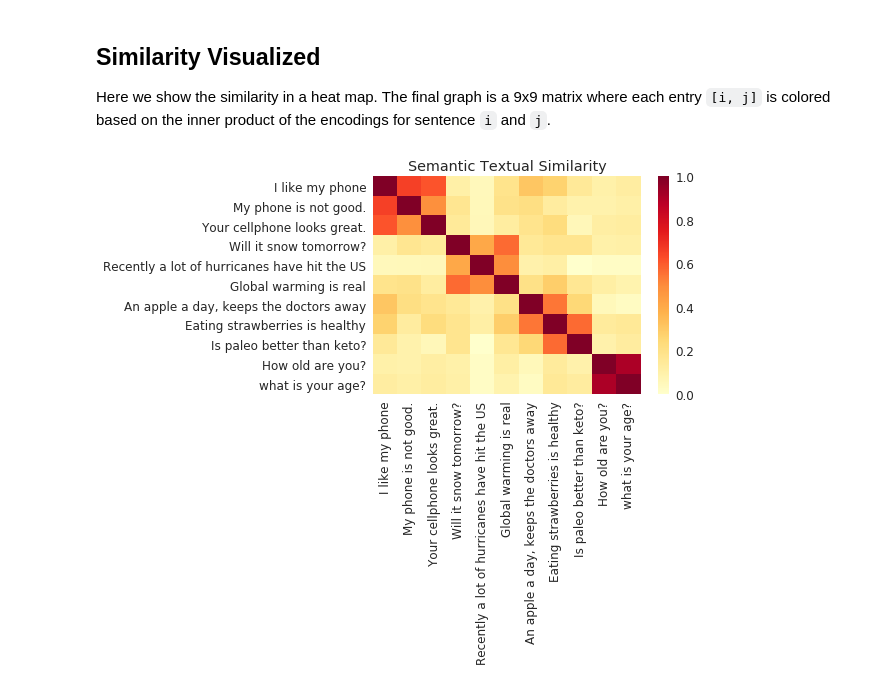
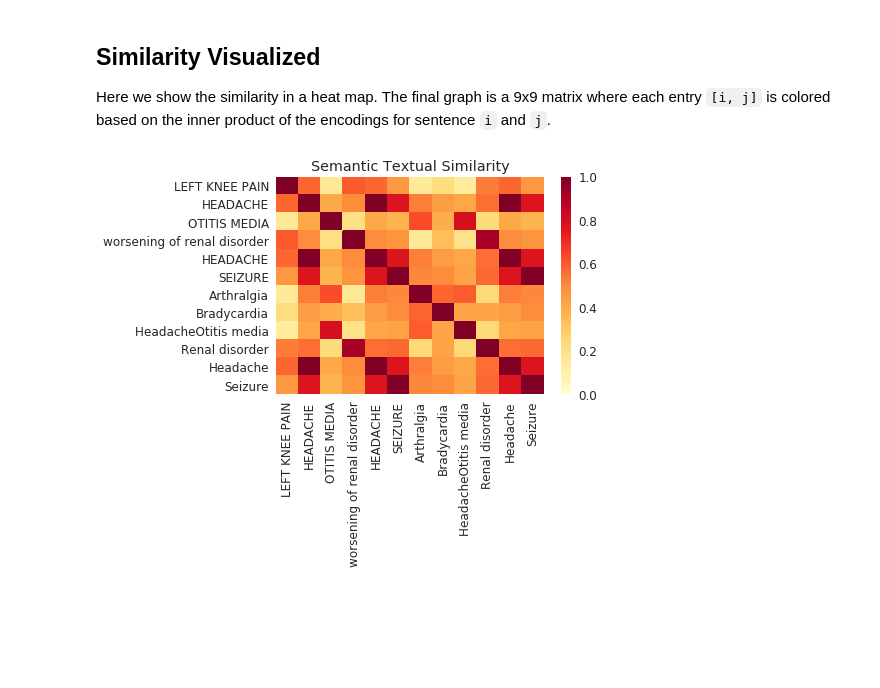
Before and after one commit to stomioka/deeplearning, a Jupyter notebook: python-examples/use-keras.ipynb, the cells around one changed output. Drawn from its saved outputs; the diff is of its cells as text; code cells hidden in the pictures; blank space fills up the shorter version.

```diff
--- a/python-examples/use-keras.ipynb
+++ b/python-examples/use-keras.ipynb
@@ -287,34 +289,31 @@ def run_and_plot(session_, input_tensor_, messages_, encoding_tensor):
 # %% [markdown]
 ## Similarity Visualized
 Here we show the similarity in a heat map. The final graph is a 9x9 matrix where each entry `[i, j]` is colored based on the inner product of the encodings for sentence `i` and `j`.
-# %%
-messages = [
-    # Smartphones
-    "I like my phone",
-    "My phone is not good.",
-    "Your cellphone looks great.",
-
-    # Weather
-    "Will it snow tomorrow?",
-    "Recently a lot of hurricanes have hit the US",
-    "Global warming is real",
-
-    # Food and health
-    "An apple a day, keeps the doctors away",
-    "Eating strawberries is healthy",
-    "Is paleo better than keto?",
-
-    # Asking about age
-    "How old are you?",
-    "what is your age?",
-]
-
-similarity_input_placeholder = tf.placeholder(tf.string, shape=(None))
-similarity_message_encodings = embed(similarity_input_placeholder)
-with tf.Session() as session:
-  session.run(tf.global_variables_initializer())
-  session.run(tf.tables_initializer())
-  run_and_plot(session, similarity_input_placeholder, messages,
-               similarity_message_encodings)
-# %% [output]
-[figure, removed]
+# %%
+messages = [
+    # AETERM
+      'LEFT KNEE PAIN',
+      'HEADACHE',
+      'OTITIS MEDIA',
+      'worsening of renal disorder',
+      'HEADACHE',
+      'SEIZURE',
+ #AEDECOD
+      'Arthralgia',
+      'Bradycardia',
+      'Headache'
+      'Otitis media',
+      'Renal disorder',
+      'Headache',
+      'Seizure',
+]
+
+similarity_input_placeholder = tf.placeholder(tf.string, shape=(None))
+similarity_message_encodings = embed(similarity_input_placeholder)
+with tf.Session() as session:
+  session.run(tf.global_variables_initializer())
+  session.run(tf.tables_initializer())
+  run_and_plot(session, similarity_input_placeholder, messages,
+               similarity_message_encodings)
+# %% [output]
+[figure, added]
```
Also changed, not shown: parts of 1 cell of this notebook.
